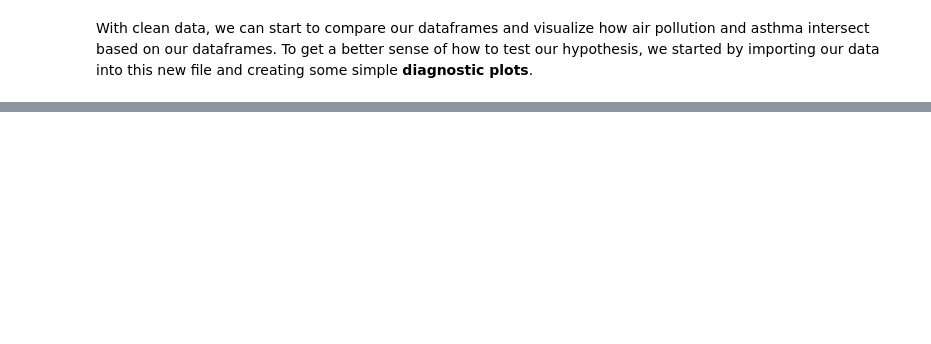
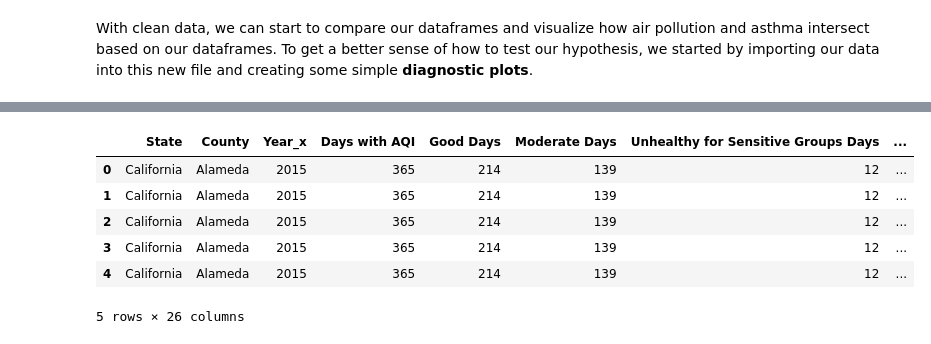
Before and after one commit to ENVS110a-SP23/group5-project, a Jupyter notebook: DataVisualization.ipynb, the cells around one changed output, grey strips where cells are left out. Saved outputs shown, nothing was run; the diff lists cells and outputs as text; code cells hidden in the pictures; blank space fills up the shorter version.

```diff
--- a/DataVisualization.ipynb
+++ b/DataVisualization.ipynb
@@ -51,0 +76,11 @@ figure, ax = plt.subplots()
+# %%
+asthmaAQI = pd.merge(ca_aqi, ca_asthma2015, on=['County', 'County'])
+asthmaAQI.head()
+# %% [output]
+|  | State | County | Year_x | Days with AQI | Good Days | Moderate Days | Unhealthy for Sensitive Groups Days | ... |
+| 0 | California | Alameda | 2015 | 365 | 214 | 139 | 12 | ... |
+| 1 | California | Alameda | 2015 | 365 | 214 | 139 | 12 | ... |
+| 2 | California | Alameda | 2015 | 365 | 214 | 139 | 12 | ... |
+| 3 | California | Alameda | 2015 | 365 | 214 | 139 | 12 | ... |
+| 4 | California | Alameda | 2015 | 365 | 214 | 139 | 12 | ... |
+5 rows × 26 columns
```
Also changed, not shown: parts of 10 cells of this notebook.
